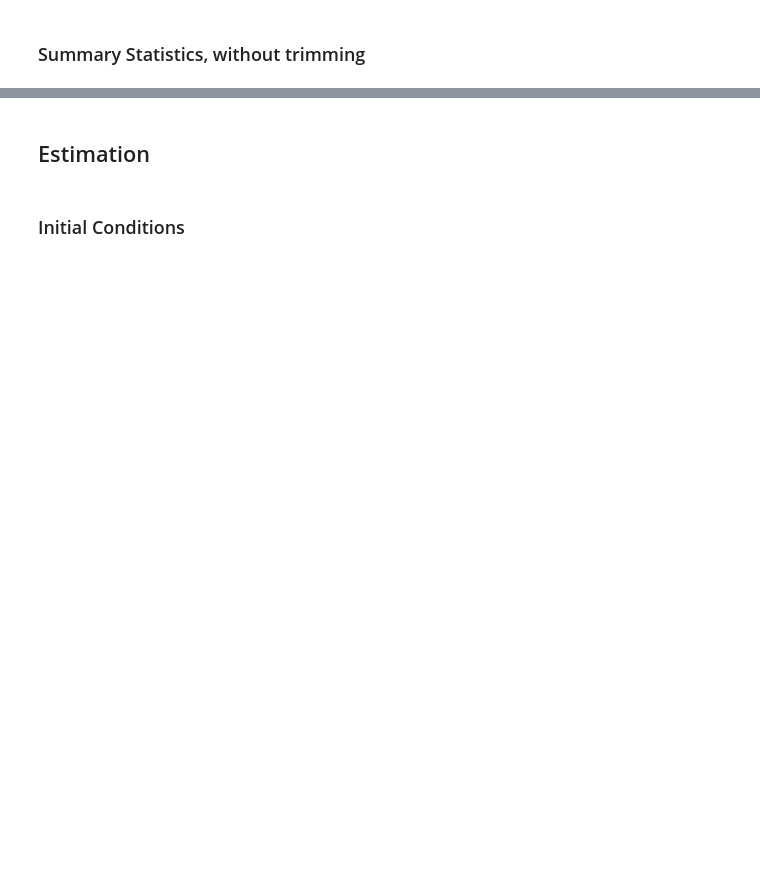
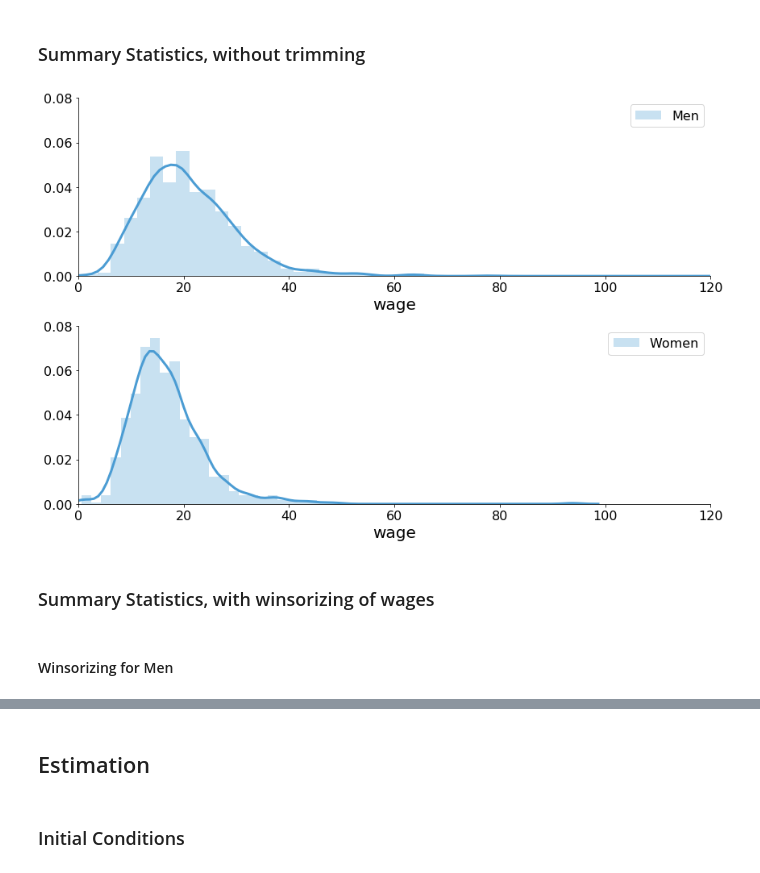
Before and after one commit to meganmccoy/masters-thesis, a Jupyter notebook: notebook/882_SOEP_Replication.ipynb, the cells around one changed output, grey strips where cells are left out. Saved outputs shown, nothing was run; the diff lists cells and outputs as text; code cells hidden in the pictures; blank space fills up the shorter version.

Commit message:
SOEP winsorizing method utilized; MLE consistent with CPS

```diff
--- a/notebook/882_SOEP_Replication.ipynb
+++ b/notebook/882_SOEP_Replication.ipynb
@@ -159,11 +133,19 @@ print(data.groupby(['empl']).agg(agg_dict).to_latex()) # all
 # %%
 # Seaborn
 fig, ax = plt.subplots(2, 1, figsize=(12, 8))
 
 sns.distplot(ME['wage'], color='#4B9CD3', hist_kws={'alpha' : .3}, bins=50, ax=ax[0])
 sns.distplot(FE['wage'], color='#4B9CD3', hist_kws={'alpha' : .3}, bins=50, ax=ax[1])
 
 ax[0].legend(['Men'])
 ax[1].legend(['Women'])
 
+ax[0].set_xlim([0,120])
+ax[1].set_xlim([0,120])
+
+ax[0].set_ylim([0,0.08])
+ax[1].set_ylim([0,0.08])
+
 plt.tight_layout()
+# %% [output]
+[figure, added]
@@ -169,0 +154,2 @@ plt.tight_layout()
+# %% [markdown]
+### Summary Statistics, with winsorizing of wages
@@ -169,0 +158,2 @@ plt.tight_layout()
+# %% [markdown]
+#### Winsorizing for Men
```
Also changed, not shown: parts of 48 cells of this notebook.
